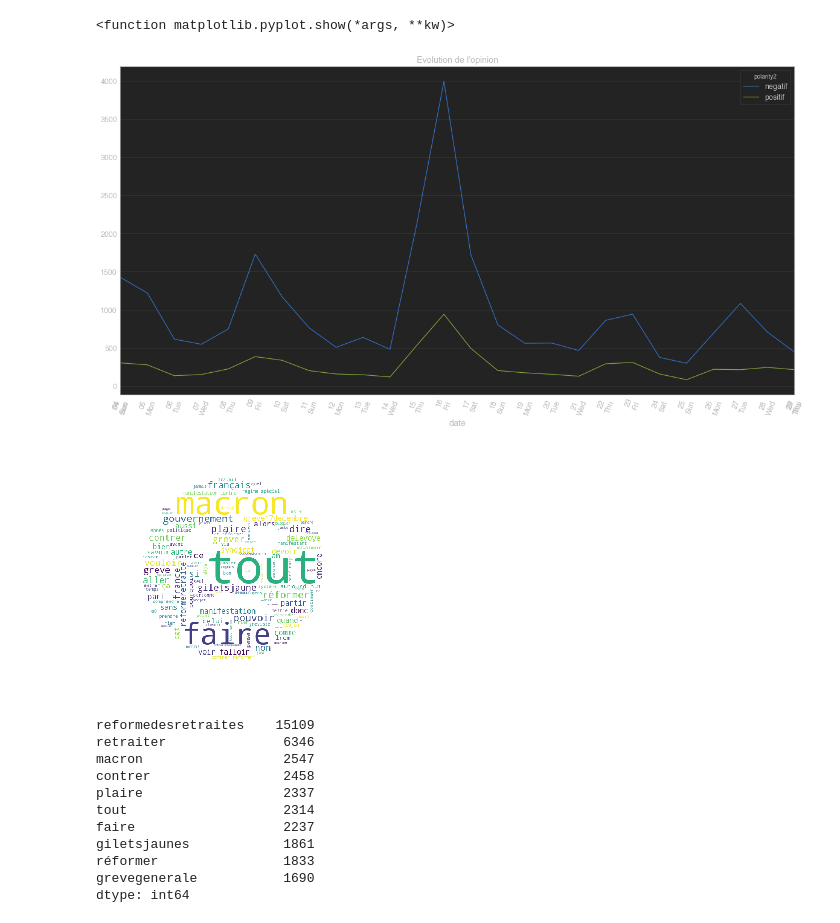
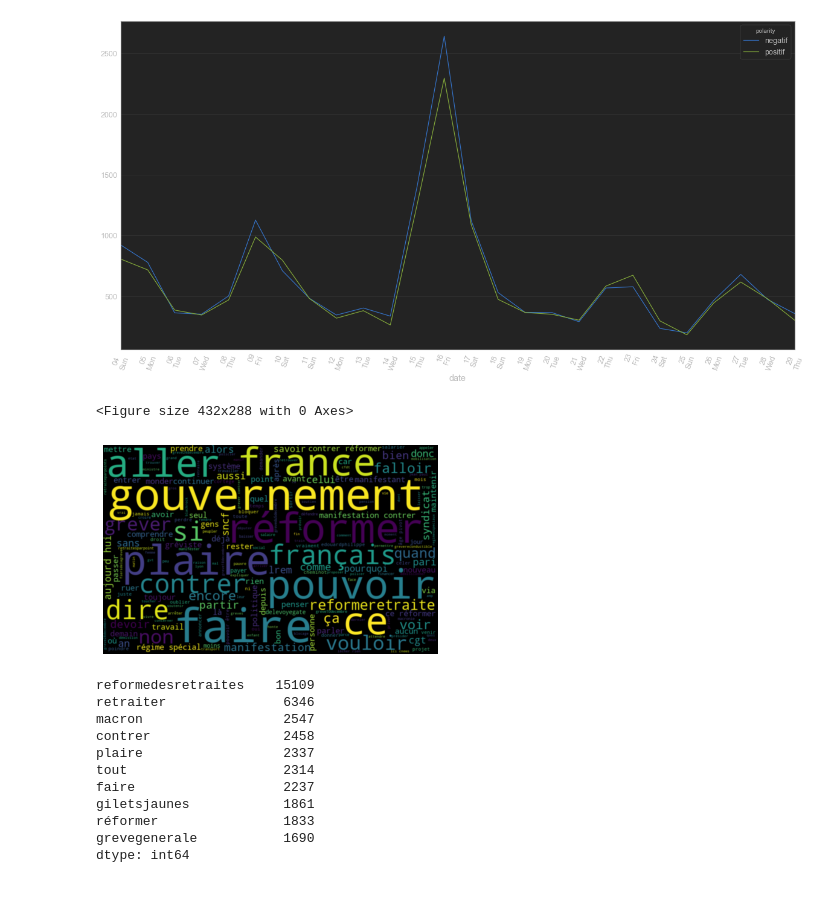
Before and after one commit to alinedebenath/ironhack-datalabs-dataparis0619-pt, a Jupyter notebook: final-project/final-project-NLP_step2.ipynb, the cells around one changed output. Saved outputs shown, nothing was run; the diff lists cells and outputs as text; code cells hidden in the pictures; blank space fills up the shorter version.

```diff
--- a/final-project/final-project-NLP_step2.ipynb
+++ b/final-project/final-project-NLP_step2.ipynb
@@ -34,3 +7,5 @@ greve_twitter_origin=pd.read_csv('greve_twitter_final.csv', index_col=[0])
 # %%
-greve_twitter_origin.tweet_processed2=[x.replace("""'""",'') for x in greve_twitter_origin.tweet_processed2]
-greve_twitter_origin.date = greve_twitter_origin.date.map(lambda x: str(x)[:-15])
+greve_twitter.tweet_processed2=[x.replace("""'""",'') for x in greve_twitter.tweet_processed2]
+greve_twitter.date = greve_twitter.date.map(lambda x: str(x)[:-15])
+pd.options.display.max_colwidth = 50
+greve_twitter.sample(5)
@@ -130,4 +18,0 @@ weighted avg       0.88      0.87      0.87       554
-# %%
-greve_twitter=pd.read_csv('greve_twitter_final.csv', index_col=[0])
-X_cv2 = cv1_new.transform(greve_twitter['tweet_processed2'])
-greve_twitter['polarity2']=logreg.predict(X_cv2)
@@ -192,15 +41,16 @@ plt.show()
 # %%
-data = greve_twitter.groupby(["date","polarity2"]).size()
-ax= data.unstack().plot(figsize=(20,10),rot=70)
+#évolution dans le temps de l'opinion
+import matplotlib.pylab as plt
+import matplotlib.dates as mdates
+data = greve_twitter.groupby(["date","polarity"]).size()
+ax = data.unstack().plot(figsize=(20,10),rot=70)
 ax.xaxis.set_major_formatter(mdates.DateFormatter('%d\n%a'))
 ax.xaxis.set_minor_formatter(mdates.DateFormatter('%d\n%a'))
-plt.title("Evolution de l'opinion")
-plt.show
-#début grève 5/12, PM 'transitions progressives', manif 10/12,démission Delevoye 16/12,
-# manif 17/12 (3x plus de manif que le 10), 27/12 cap de la plus longue grève contre retraites (1995)
+plt.show()
+plt.savefig('greve_temps.png')
 # %% [output]
+[figure, new version]
-<function matplotlib.pyplot.show(*args, **kw)>
+<Figure size 432x288 with 0 Axes>
-[figure, old version]
 # %%
 #séparation des dataframes en positif et negatif
 greve_negatif = greve_twitter[greve_twitter.polarity=='negatif']
@@ -208,18 +58,12 @@ greve_positif = greve_twitter[greve_twitter.polarity=='positif']
 # %%
 #df négatifs + wordcloud
 text_negatif = ' '.join([x for x in greve_negatif.tweet_processed2])
-sad_mask = np.array(Image.open("./sad.png"))
-all_text= ' '.join([x for x in greve_twitter.tweet_processed2])
-wordcloud = WordCloud(background_color='white',random_state=21,
-                      max_font_size=110, width=1800,
-                      height=1400,
-                      stopwords=stopwords,mask=sad_mask).generate(text_negatif)
-plt.imshow(wordcloud)
-plt.axis("off")
-plt.savefig('./sad_wordcloud.png', dpi=1200)
-plt.show()
+wordcloud = WordCloud(width=800, height=500, random_state=21,max_font_size=110,stopwords=stopwords).generate(text_negatif)
+plt.imshow(wordcloud, interpolation="bilinear")
+plt.axis('off')
+plt.savefig('greve_neg_mots.png')
 # %% [output]
-[figure, old version]
+[figure, new version]
 # %%
 neg_word=greve_negatif.tweet_processed2.str.split(expand=True).stack().value_counts()
 neg_word.head(10)
```
Also changed, not shown: parts of 33 cells of this notebook, 1 other file.
